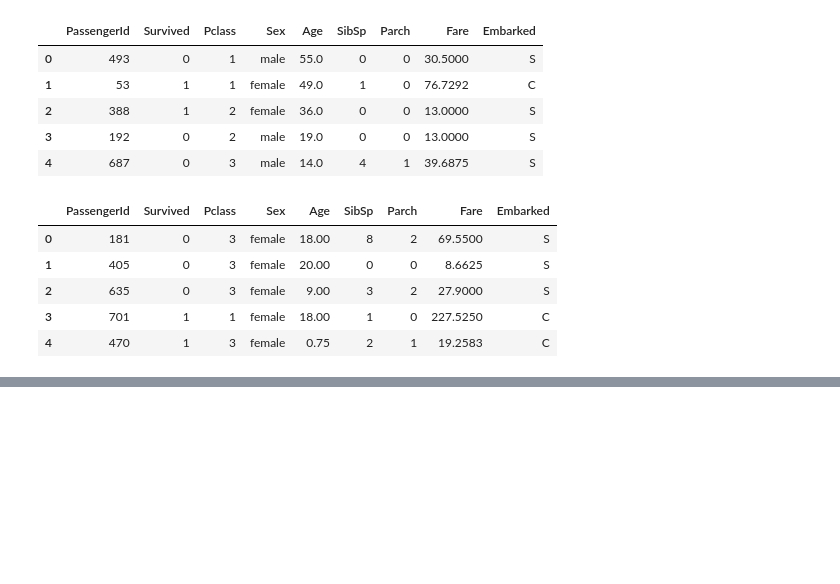
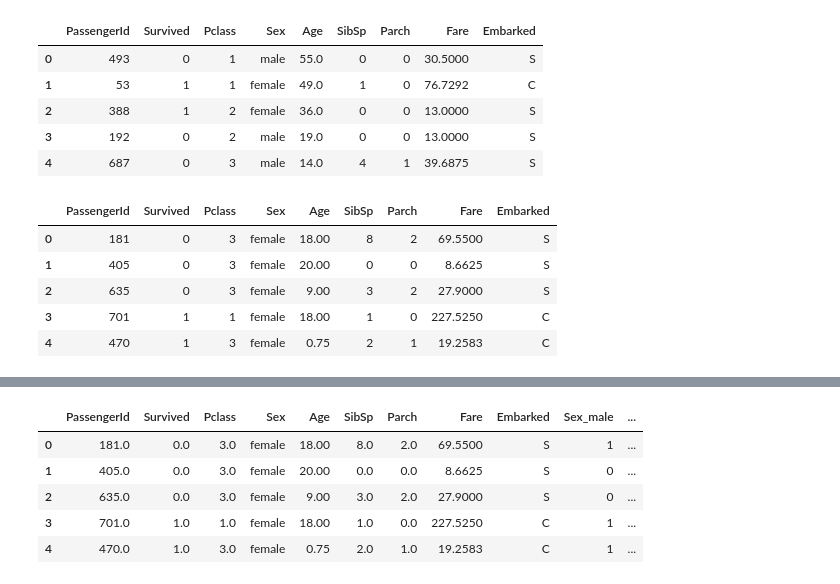
Before and after one commit to rohandawar/deeplearning_titanic, a Jupyter notebook: Learning_Tensorflow_1.ipynb, the cells around one changed output, grey strips where cells are left out. Cells and saved outputs as stored; diff of their text form; code cells hidden in the pictures; blank space fills up the shorter version.

```diff
--- a/Learning_Tensorflow_1.ipynb
+++ b/Learning_Tensorflow_1.ipynb
@@ -343,0 +398,9 @@ dftest_raw.head()
+# %%
+test.head()
+# %% [output]
+|  | PassengerId | Survived | Pclass | Sex | Age | SibSp | Parch | Fare | Embarked | Sex_male | ... |
+| 0 | 181.0 | 0.0 | 3.0 | female | 18.00 | 8.0 | 2.0 | 69.5500 | S | 1 | ... |
+| 1 | 405.0 | 0.0 | 3.0 | female | 20.00 | 0.0 | 0.0 | 8.6625 | S | 0 | ... |
+| 2 | 635.0 | 0.0 | 3.0 | female | 9.00 | 3.0 | 2.0 | 27.9000 | S | 0 | ... |
+| 3 | 701.0 | 1.0 | 1.0 | female | 18.00 | 1.0 | 0.0 | 227.5250 | C | 1 | ... |
+| 4 | 470.0 | 1.0 | 3.0 | female | 0.75 | 2.0 | 1.0 | 19.2583 | C | 1 | ... |
```
Also changed, not shown: parts of 20 cells of this notebook.
